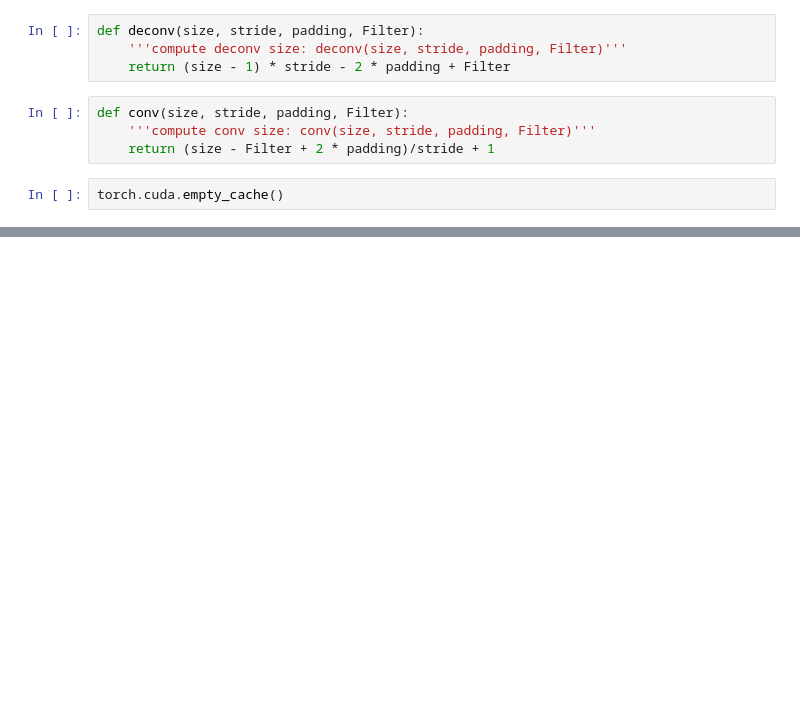
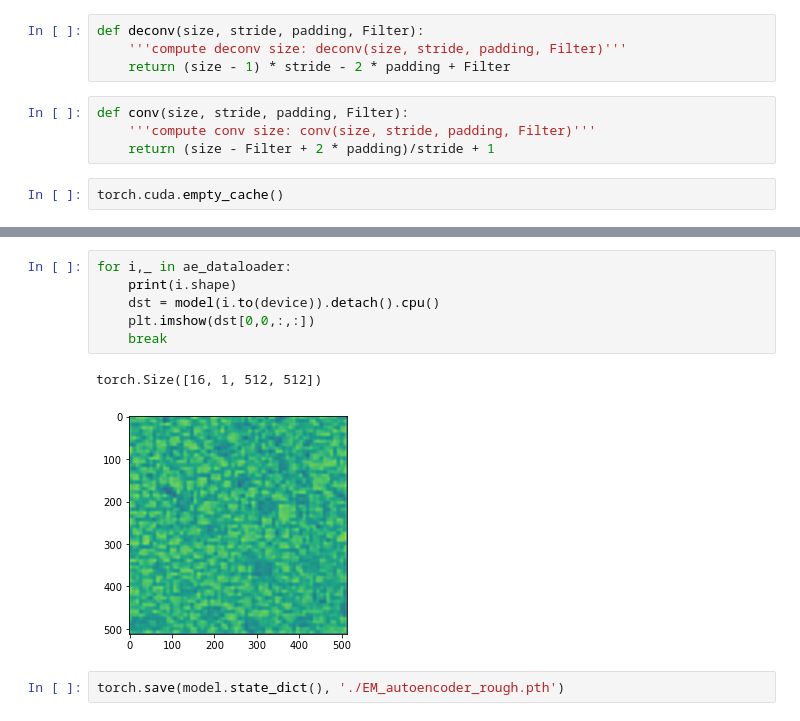
Before and after one commit to postwave/CREMI_ElectronMicroscopy_registration, a Jupyter notebook: data_playground.ipynb, the cells around one changed output, grey strips where cells are left out. Drawn from its saved outputs; the diff is of its cells as text; blank space fills up the shorter version.

```diff
--- a/data_playground.ipynb
+++ b/data_playground.ipynb
@@ -168,0 +210,11 @@ plt.imshow(dst[0,0,:,:].detach().cpu(), cmap = 'gray', vmax = 1, vmin = 0)
+# %%
+for i,_ in ae_dataloader:
+    print(i.shape)
+    dst = model(i.to(device)).detach().cpu()
+    plt.imshow(dst[0,0,:,:])
+    break
+# %% [output]
+torch.Size([16, 1, 512, 512])
+[figure, added]
+# %%
+torch.save(model.state_dict(), './EM_autoencoder_rough.pth')
```
Also changed, not shown: parts of 8 cells of this notebook, 1 other file.
